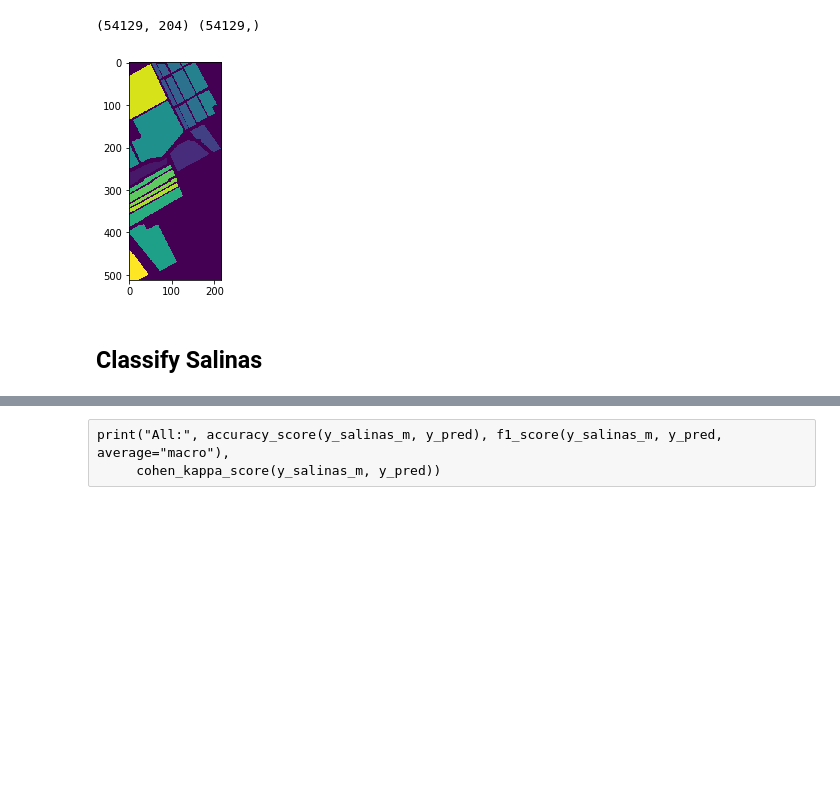
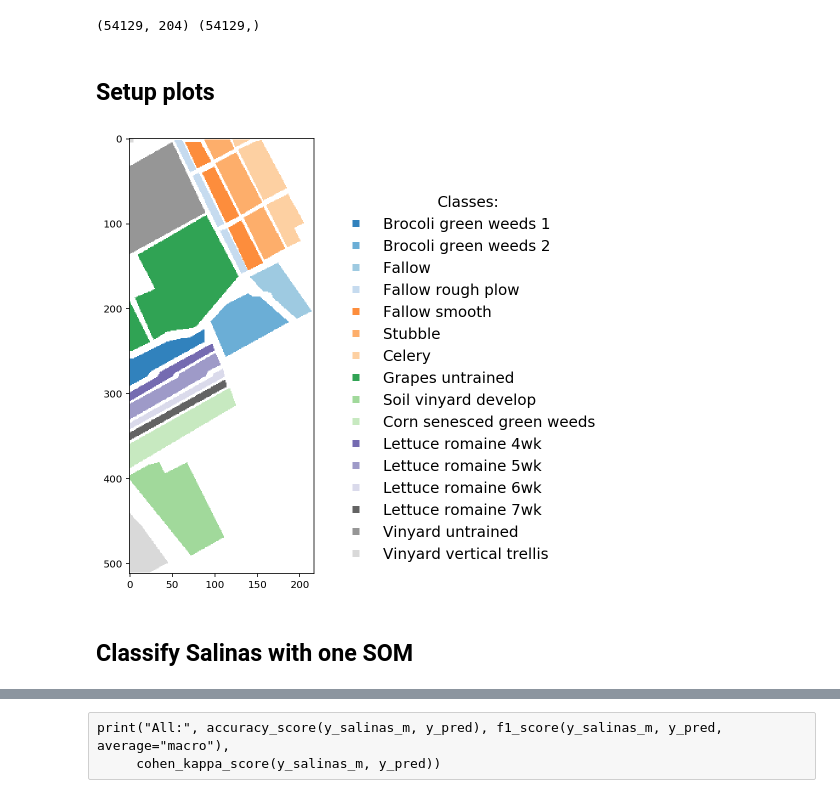
Before and after one commit to felixriese/susi, a Jupyter notebook: examples/SOMClassifier_Salinas.ipynb, the cells around one changed output, grey strips where cells are left out. Saved outputs shown, nothing was run; the diff lists cells and outputs as text; code cells hidden in the pictures; blank space fills up the shorter version.

```diff
--- a/examples/SOMClassifier_Salinas.ipynb
+++ b/examples/SOMClassifier_Salinas.ipynb
@@ -71,8 +75,5 @@ y_salinas_m = y_salinas[mask_salinas]
 print(X_salinas_m.shape, y_salinas_m.shape)
 # %% [output]
 (54129, 204) (54129,)
-# %%
-plt.imshow(y_salinas)
-plt.show()
-# %% [output]
-[figure, removed]
+# %% [markdown]
+## Setup plots
@@ -79,2 +88,15 @@ plt.show()
+# %%
+fontsize = 15
+plt.figure(figsize=(4, 8))
+plt.imshow(np.ma.masked_where(y_salinas <1, y_salinas), cmap=cmap, norm=norm)
+
+for key in classes_salinas.keys():
+    mycolor = cmap(norm(key))
+    plt.plot(0, 0, "s", c=mycolor, label=classes_salinas[key])
+legend = plt.legend(bbox_to_anchor=(2.6, 0.9), fontsize=fontsize, frameon=False, title="Classes:")
+plt.setp(legend.get_title(),fontsize=fontsize)
+plt.show()
+# %% [output]
+[figure, added]
 # %% [markdown]
-## Classify Salinas
+## Classify Salinas with one SOM
```
Also changed, not shown: parts of 20 cells of this notebook, 2 other files.
